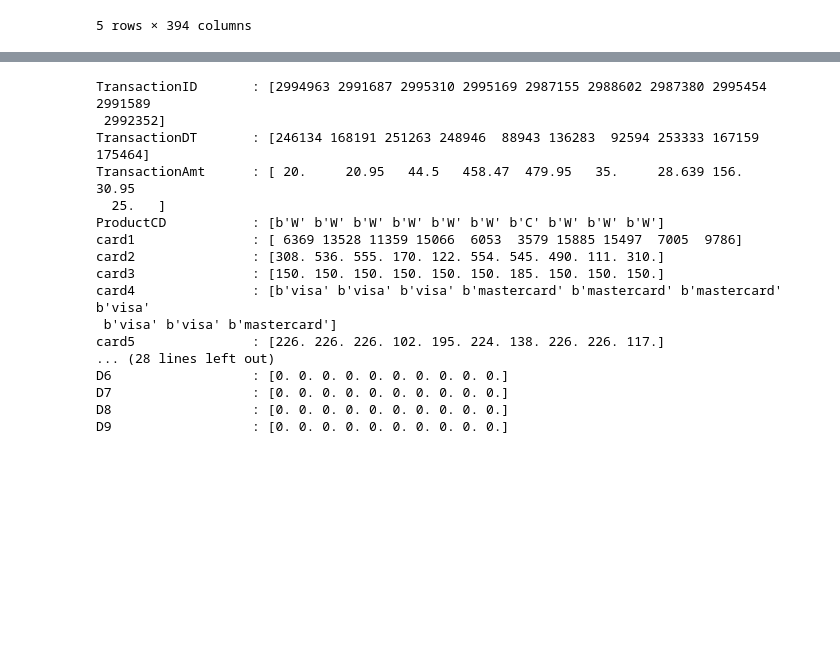
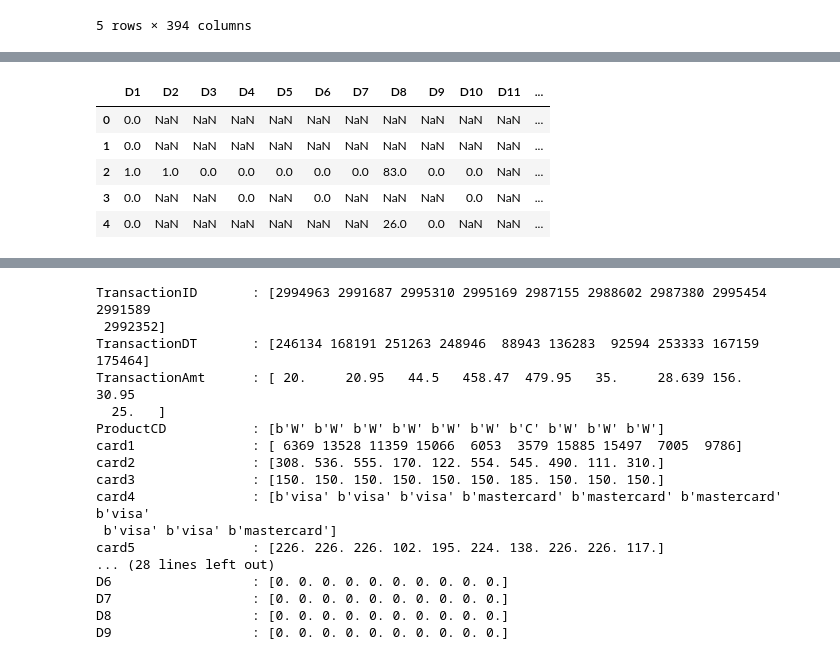
Before and after one commit to adekunleba/tensorflow_tutorial, a Jupyter notebook: IEEE_CIS_Fraud_Detection_Kaggle_Dataset.ipynb, the cells around one changed output, grey strips where cells are left out. Saved outputs shown, nothing was run; the diff lists cells and outputs as text; code cells hidden in the pictures; blank space fills up the shorter version.

```diff
--- a/IEEE_CIS_Fraud_Detection_Kaggle_Dataset.ipynb
+++ b/IEEE_CIS_Fraud_Detection_Kaggle_Dataset.ipynb
@@ -159,0 +228,10 @@ transactionData.head()
+# %%
+timedeltaDf = joinedDf[['D1', 'D2', 'D3', 'D4', 'D5', 'D6', 'D7', 'D8', 'D9', 'D10', 'D11', 'D12', 'D13', 'D14', 'D15']]
+timedeltaDf.head()
+# %% [output]
+|  | D1 | D2 | D3 | D4 | D5 | D6 | D7 | D8 | D9 | D10 | D11 | ... |
+| 0 | 0.0 | NaN | NaN | NaN | NaN | NaN | NaN | NaN | NaN | NaN | NaN | ... |
+| 1 | 0.0 | NaN | NaN | NaN | NaN | NaN | NaN | NaN | NaN | NaN | NaN | ... |
+| 2 | 1.0 | 1.0 | 0.0 | 0.0 | 0.0 | 0.0 | 0.0 | 83.0 | 0.0 | 0.0 | NaN | ... |
+| 3 | 0.0 | NaN | NaN | 0.0 | NaN | 0.0 | NaN | NaN | NaN | 0.0 | NaN | ... |
+| 4 | 0.0 | NaN | NaN | NaN | NaN | NaN | NaN | 26.0 | 0.0 | NaN | NaN | ... |
```
Also changed, not shown: parts of 19 cells of this notebook.
